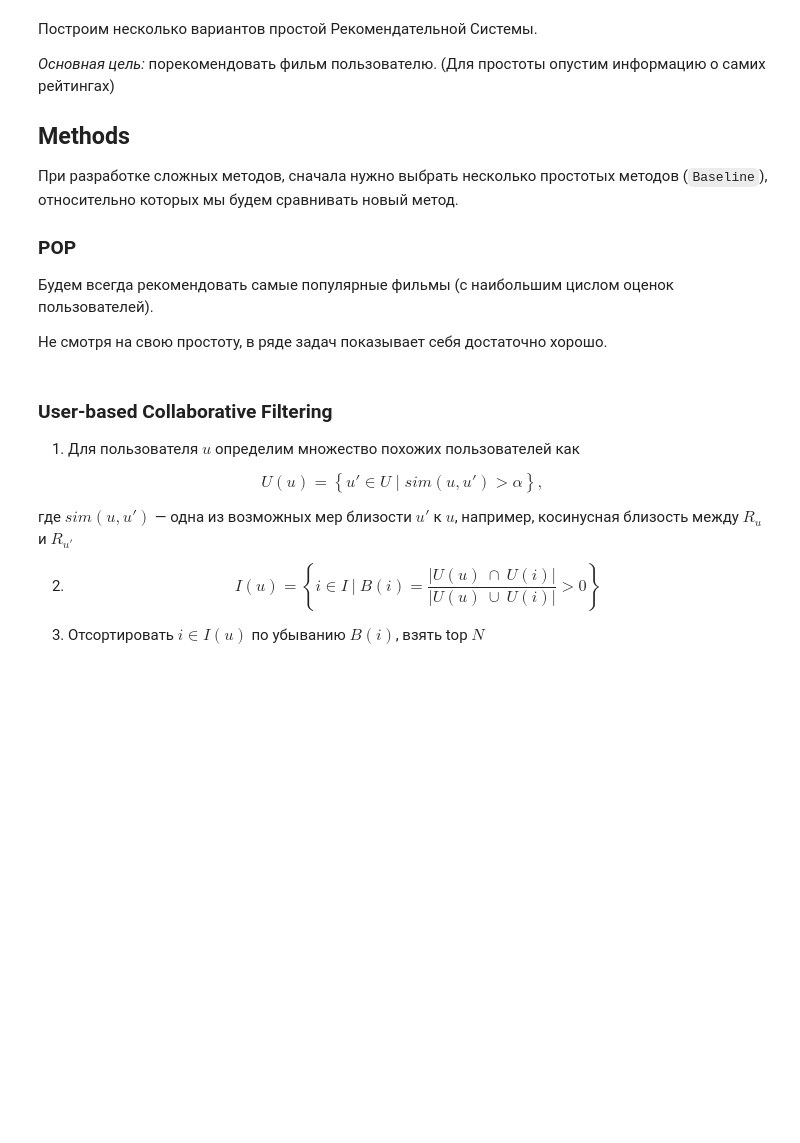
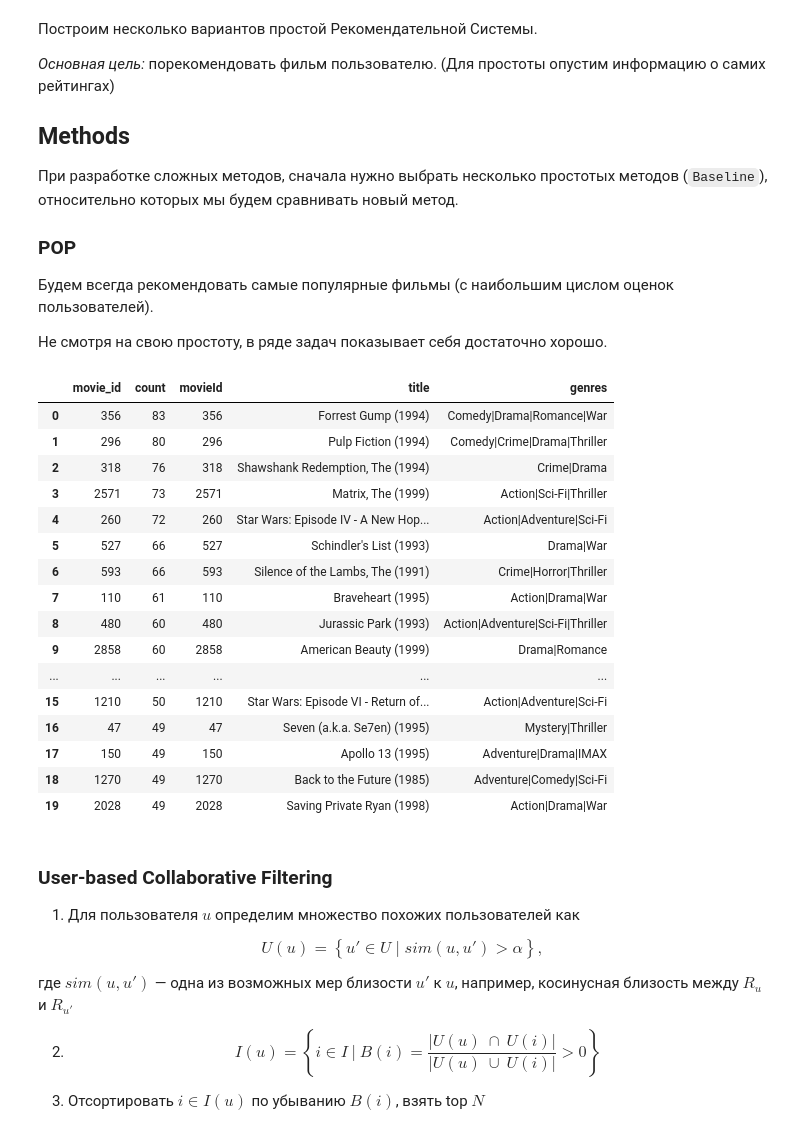
Before and after one commit to maxkvant/MLBD, a Jupyter notebook: spark_sql/notebooks/spark_sql_examples.ipynb, the cells around one changed output. Saved outputs shown, nothing was run; the diff lists cells and outputs as text; code cells hidden in the pictures; blank space fills up the shorter version.

```diff
--- a/spark_sql/notebooks/spark_sql_examples.ipynb
+++ b/spark_sql/notebooks/spark_sql_examples.ipynb
@@ -472,3 +469,35 @@ sim \
+# %%
+def get_top_n(ratings_df, n):
+    return ratings_df \
+      .groupby('movie_id') \
+      .count() \
+      .sort('count', ascending=False) \
+      .limit(n)
+
+df = get_top_n(ratings_df_short, 20)
+
+df \
+  .join(movies_df, df['movie_id'] == movies_df['movieId']) \
+  .sort('count', ascending=False) \
+  .toPandas()
+# %% [output]
+|  | movie_id | count | movieId | title | genres |
+| 0 | 356 | 83 | 356 | Forrest Gump (1994) | Comedy|Drama|Romance|War |
+| 1 | 296 | 80 | 296 | Pulp Fiction (1994) | Comedy|Crime|Drama|Thriller |
+| 2 | 318 | 76 | 318 | Shawshank Redemption, The (1994) | Crime|Drama |
+| 3 | 2571 | 73 | 2571 | Matrix, The (1999) | Action|Sci-Fi|Thriller |
+| 4 | 260 | 72 | 260 | Star Wars: Episode IV - A New Hop... | Action|Adventure|Sci-Fi |
+| 5 | 527 | 66 | 527 | Schindler's List (1993) | Drama|War |
+| 6 | 593 | 66 | 593 | Silence of the Lambs, The (1991) | Crime|Horror|Thriller |
+| 7 | 110 | 61 | 110 | Braveheart (1995) | Action|Drama|War |
+| 8 | 480 | 60 | 480 | Jurassic Park (1993) | Action|Adventure|Sci-Fi|Thriller |
+| 9 | 2858 | 60 | 2858 | American Beauty (1999) | Drama|Romance |
+| ... | ... | ... | ... | ... | ... |
+| 15 | 1210 | 50 | 1210 | Star Wars: Episode VI - Return of... | Action|Adventure|Sci-Fi |
+| 16 | 47 | 49 | 47 | Seven (a.k.a. Se7en) (1995) | Mystery|Thriller |
+| 17 | 150 | 49 | 150 | Apollo 13 (1995) | Adventure|Drama|IMAX |
+| 18 | 1270 | 49 | 1270 | Back to the Future (1985) | Adventure|Comedy|Sci-Fi |
+| 19 | 2028 | 49 | 2028 | Saving Private Ryan (1998) | Action|Drama|War |
 # %% [markdown]
 ### User-based Collaborative Filtering
 
```
Also changed, not shown: parts of 11 cells of this notebook.
